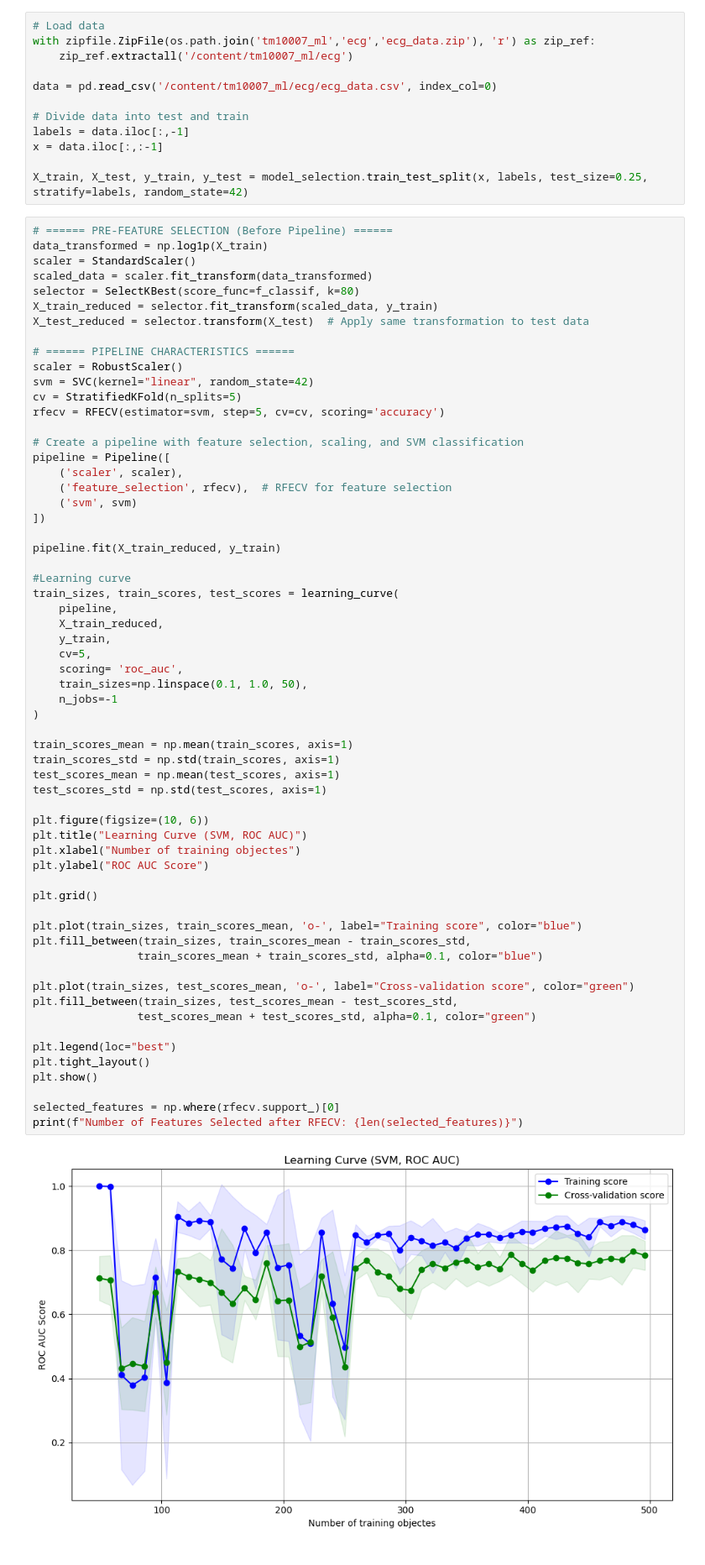
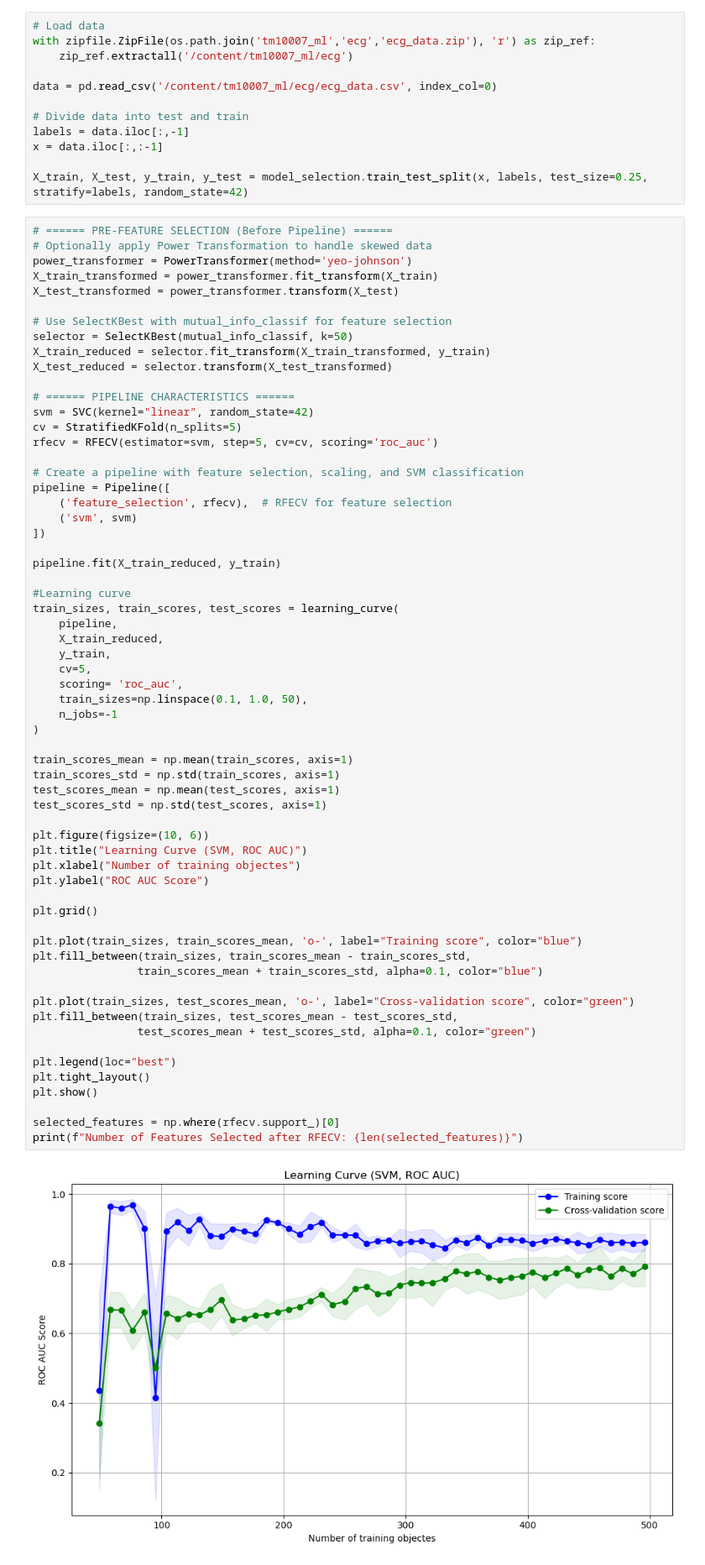
Before and after one commit to mjmklep/Machine-Learning-Group-8, a Jupyter notebook: basic_SVM.ipynb, the cells around one changed output. Shown at 84% size. Saved outputs shown, nothing was run; the diff lists cells and outputs as text.

Commit message:
new method for feature selection of SVM

```diff
--- a/basic_SVM.ipynb
+++ b/basic_SVM.ipynb
@@ -37,22 +37,23 @@ x = data.iloc[:,:-1]
 X_train, X_test, y_train, y_test = model_selection.train_test_split(x, labels, test_size=0.25, stratify=labels, random_state=42)
 # %%
 # ====== PRE-FEATURE SELECTION (Before Pipeline) ======
-data_transformed = np.log1p(X_train)
-scaler = StandardScaler()
-scaled_data = scaler.fit_transform(data_transformed)
-selector = SelectKBest(score_func=f_classif, k=80)
-X_train_reduced = selector.fit_transform(scaled_data, y_train)
-X_test_reduced = selector.transform(X_test)  # Apply same transformation to test data
+# Optionally apply Power Transformation to handle skewed data
+power_transformer = PowerTransformer(method='yeo-johnson')
+X_train_transformed = power_transformer.fit_transform(X_train)
+X_test_transformed = power_transformer.transform(X_test)
+
+# Use SelectKBest with mutual_info_classif for feature selection
+selector = SelectKBest(mutual_info_classif, k=50)
+X_train_reduced = selector.fit_transform(X_train_transformed, y_train)
+X_test_reduced = selector.transform(X_test_transformed)
 
 # ====== PIPELINE CHARACTERISTICS ======
-scaler = RobustScaler()
 svm = SVC(kernel="linear", random_state=42)
 cv = StratifiedKFold(n_splits=5)
-rfecv = RFECV(estimator=svm, step=5, cv=cv, scoring='accuracy')
+rfecv = RFECV(estimator=svm, step=5, cv=cv, scoring='roc_auc')
 
 # Create a pipeline with feature selection, scaling, and SVM classification
 pipeline = Pipeline([
-    ('scaler', scaler),
     ('feature_selection', rfecv),  # RFECV for feature selection
     ('svm', svm)
 ])
@@ -70,34 +71,34 @@ train_sizes, train_scores, test_scores = learning_curve(
     n_jobs=-1
 )
 
 train_scores_mean = np.mean(train_scores, axis=1)
 train_scores_std = np.std(train_scores, axis=1)
 test_scores_mean = np.mean(test_scores, axis=1)
 test_scores_std = np.std(test_scores, axis=1)
 
 plt.figure(figsize=(10, 6))
 plt.title("Learning Curve (SVM, ROC AUC)")
 plt.xlabel("Number of training objectes")
 plt.ylabel("ROC AUC Score")
 
 plt.grid()
 
 plt.plot(train_sizes, train_scores_mean, 'o-', label="Training score", color="blue")
 plt.fill_between(train_sizes, train_scores_mean - train_scores_std,
                 train_scores_mean + train_scores_std, alpha=0.1, color="blue")
 
 plt.plot(train_sizes, test_scores_mean, 'o-', label="Cross-validation score", color="green")
 plt.fill_between(train_sizes, test_scores_mean - test_scores_std,
                 test_scores_mean + test_scores_std, alpha=0.1, color="green")
 
 plt.legend(loc="best")
 plt.tight_layout()
 plt.show()
 
 selected_features = np.where(rfecv.support_)[0]
 print(f"Number of Features Selected after RFECV: {len(selected_features)}")
 # %% [output]
-[figure, old version]
+[figure, new version]
 Number of Features Selected after RFECV: 20
 # %%
 #Learning curve
```
Also changed, not shown: parts of 1 cell of this notebook, 1 other file.
